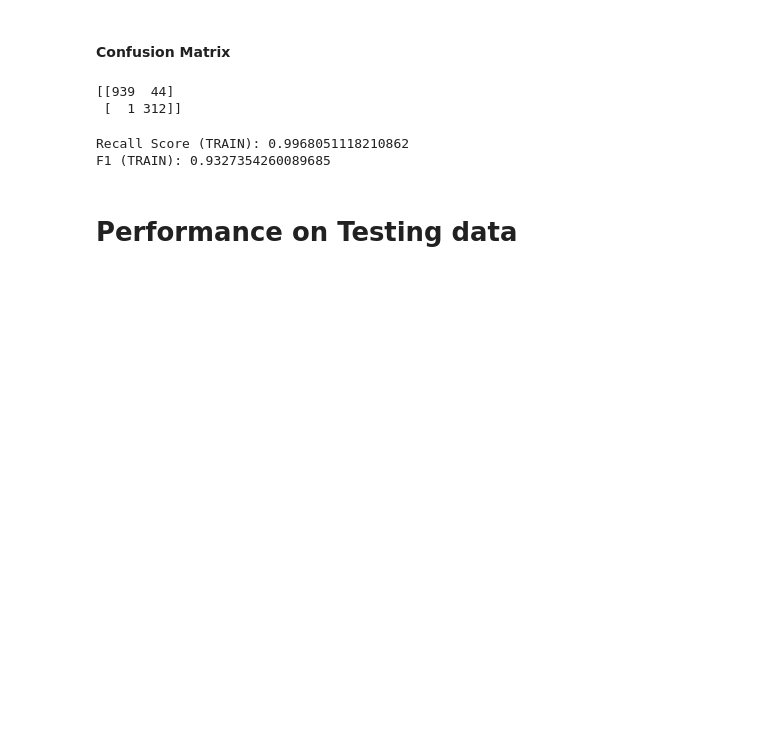
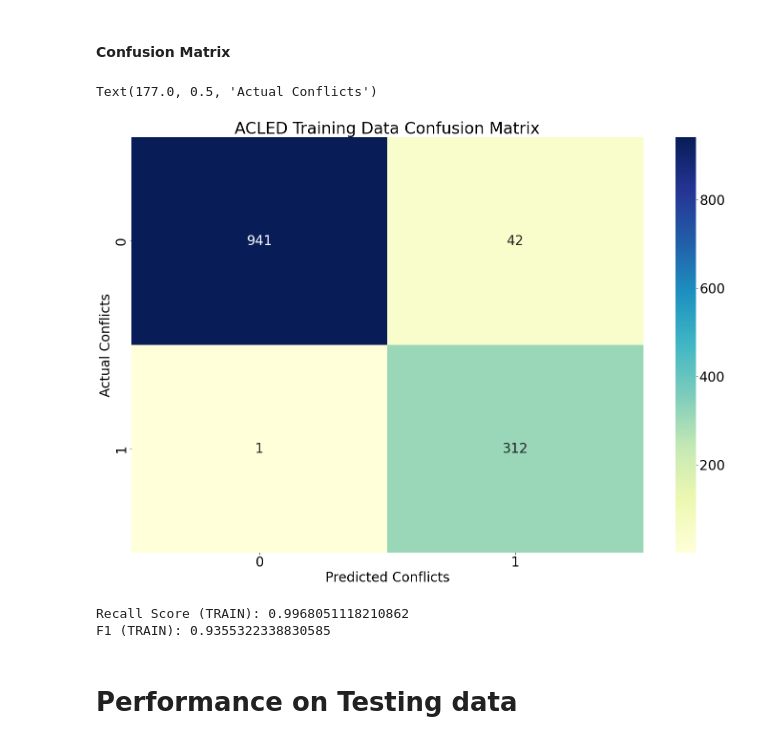
Before and after one commit to fs247/CSI777_Final_Project, a Jupyter notebook: ACLED.ipynb, the cells around one changed output. Drawn from its saved outputs; the diff is of its cells as text; code cells hidden in the pictures; blank space fills up the shorter version.

```diff
--- a/ACLED.ipynb
+++ b/ACLED.ipynb
@@ -887,8 +598,0 @@ building tree 149 of 150
-# %%
-from matplotlib import pyplot as plt
-from sklearn import tree
-plt.rcParams.update({'figure.figsize': (24.0, 16.0)})
-plt.rcParams.update({'font.size': 28})
-
-plt.figure(figsize=(20,20))
-_ = tree.plot_tree(rf.estimators_[0], feature_names=X_train.columns, filled=True)
@@ -901,4 +598,0 @@ rf.estimators_[0].tree_.max_depth
-# %%
-rf = BalancedRandomForestClassifier(n_jobs=5, verbose=10,
-                                        n_estimators=150, random_state=123, max_depth=3)
-rf.fit(X_train, y_train)
@@ -987,3 +599,11 @@ rf = load('model.joblib')
+# %%
+if mode == 'train':
+    rf = BalancedRandomForestClassifier(n_jobs=5, verbose=10,
+                                        n_estimators=150, random_state=123)
+    rf.fit(X_train, y_train)
+    dump(rf, 'model.joblib')
+if mode == 'read':
+    rf = load('model.joblib')
 # %% [markdown]
  # Model performance
  This is a very very imbalanced dataset, so accuracy shouldn't be the metric of
@@ -1015,16 +632,23 @@ y_train_pred = rf.predict(X_train)
 # %% [markdown]
  #### Confusion Matrix
 # %%
-print(confusion_matrix(y_train, y_train_pred))
+import seaborn as sns
+
+cm = confusion_matrix(y_train, y_train_pred)
+
+ax = sns.heatmap(cm, annot=True, fmt='g', cmap="YlGnBu")
+ax.set_title('ACLED Training Data Confusion Matrix')
+ax.set_xlabel('Predicted Conflicts')
+ax.set_ylabel('Actual Conflicts')
 # %% [output]
-[[939  44]
- [  1 312]]
+Text(177.0, 0.5, 'Actual Conflicts')
+[figure, added]
 # %%
 print("Recall Score (TRAIN): " + str(recall_score(y_train, y_train_pred)))
 print("F1 (TRAIN): " + str(f1_score(y_train, y_train_pred)))
 # %% [output]
 Recall Score (TRAIN): 0.9968051118210862
-F1 (TRAIN): 0.9327354260089685
+F1 (TRAIN): 0.9355322338830585
 # %% [markdown]
  # Performance on Testing data
 # %%
```
Also changed, not shown: parts of 27 cells of this notebook.
